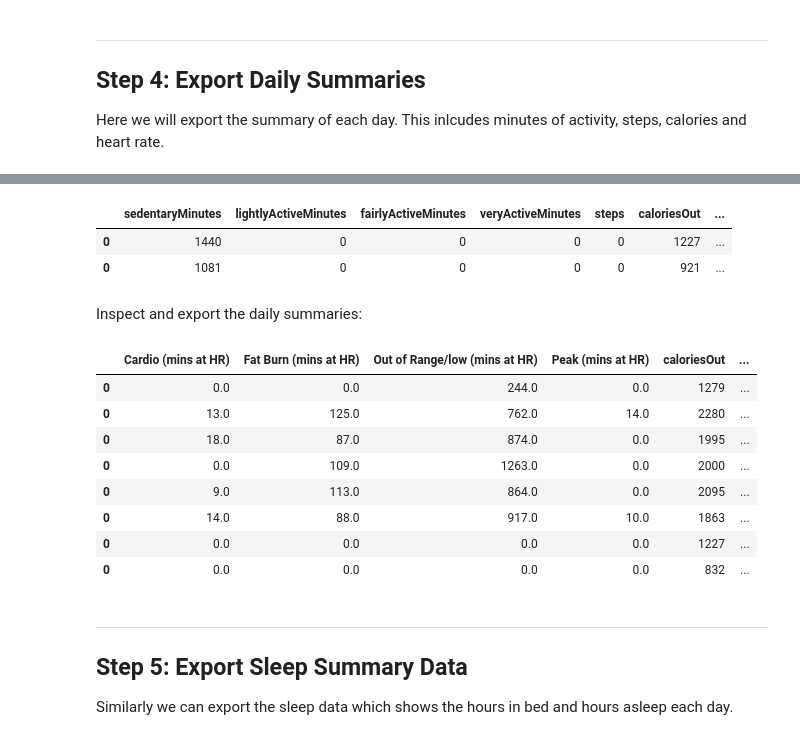
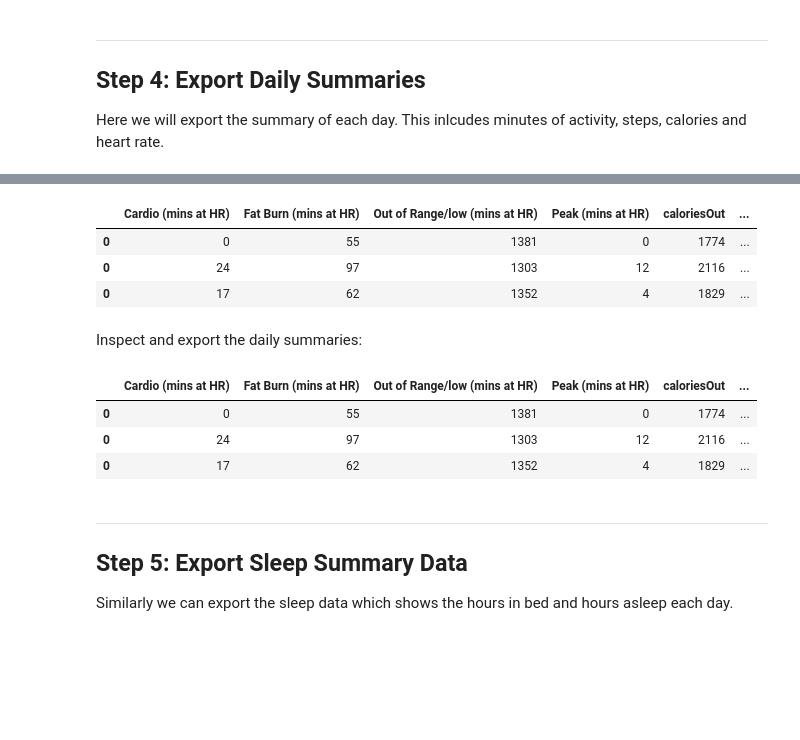
Before and after one commit to KatrionaGoldmann/Fitbit-Progress, a Jupyter notebook: 1_data_collection.ipynb, the cells around one changed output, grey strips where cells are left out. Cells and saved outputs as stored; diff of their text form; code cells hidden in the pictures; blank space fills up the shorter version.

```diff
--- a/1_data_collection.ipynb
+++ b/1_data_collection.ipynb
@@ -178,3 +179,7 @@ dict_vars = ('sedentaryMinutes', 'lightlyActiveMinutes', 'fairlyActiveMinutes',
+# %%
+dict_vars = ('Cardio (mins at HR)', 'Fat Burn (mins at HR)', 'Out of Range/low (mins at HR)', \
+             'Peak (mins at HR)', 'caloriesOut', 'fairlyActiveMinutes', 'lightlyActiveMinutes', \
+             'restingHeartRate', 'sedentaryMinutes', 'steps', 'veryActiveMinutes')
 # %%
 ds_comp = pd.read_csv('./Outputs/daily_summary.csv')
 temps = ds_comp.iloc[-1]['date'][0:10]
@@ -211,11 +215,12 @@ daily_df['date'] = ds_dates_list
 daily_df = daily_df.fillna(0)
 # %%
 daily_df = daily_df.reindex(columns=dict_vars)
-daily_df
+daily_df['date'] = ds_dates_list
 # %% [output]
-|  | sedentaryMinutes | lightlyActiveMinutes | fairlyActiveMinutes | veryActiveMinutes | steps | caloriesOut | ... |
-| 0 | 1440 | 0 | 0 | 0 | 0 | 1227 | ... |
-| 0 | 1081 | 0 | 0 | 0 | 0 | 921 | ... |
+|  | Cardio (mins at HR) | Fat Burn (mins at HR) | Out of Range/low (mins at HR) | Peak (mins at HR) | caloriesOut | ... |
+| 0 | 0 | 55 | 1381 | 0 | 1774 | ... |
+| 0 | 24 | 97 | 1303 | 12 | 2116 | ... |
+| 0 | 17 | 62 | 1352 | 4 | 1829 | ... |
 # %% [markdown]
 Inspect and export the daily summaries:
 # %%
@@ -226,14 +231,9 @@ with open('./Outputs/daily_summary.csv', 'a') as f:
 daily_df.head()
 # %% [output]
 |  | Cardio (mins at HR) | Fat Burn (mins at HR) | Out of Range/low (mins at HR) | Peak (mins at HR) | caloriesOut | ... |
-| 0 | 0.0 | 0.0 | 244.0 | 0.0 | 1279 | ... |
-| 0 | 13.0 | 125.0 | 762.0 | 14.0 | 2280 | ... |
-| 0 | 18.0 | 87.0 | 874.0 | 0.0 | 1995 | ... |
-| 0 | 0.0 | 109.0 | 1263.0 | 0.0 | 2000 | ... |
-| 0 | 9.0 | 113.0 | 864.0 | 0.0 | 2095 | ... |
-| 0 | 14.0 | 88.0 | 917.0 | 10.0 | 1863 | ... |
-| 0 | 0.0 | 0.0 | 0.0 | 0.0 | 1227 | ... |
-| 0 | 0.0 | 0.0 | 0.0 | 0.0 | 832 | ... |
+| 0 | 0 | 55 | 1381 | 0 | 1774 | ... |
+| 0 | 24 | 97 | 1303 | 12 | 2116 | ... |
+| 0 | 17 | 62 | 1352 | 4 | 1829 | ... |
 # %% [markdown]
 -----
 
```
Also changed, not shown: parts of 13 cells of this notebook, 2 other files.
